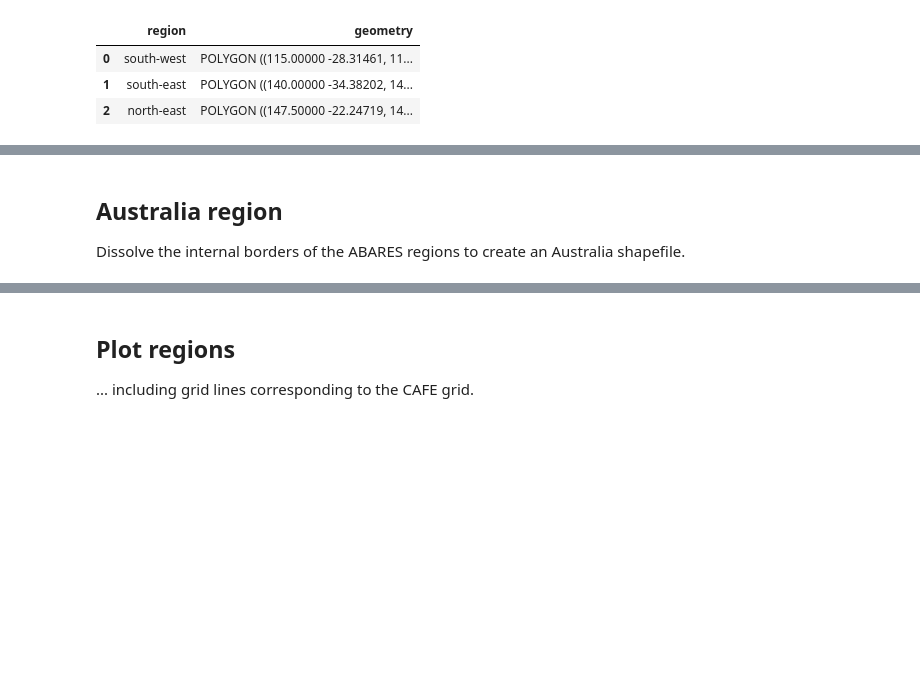
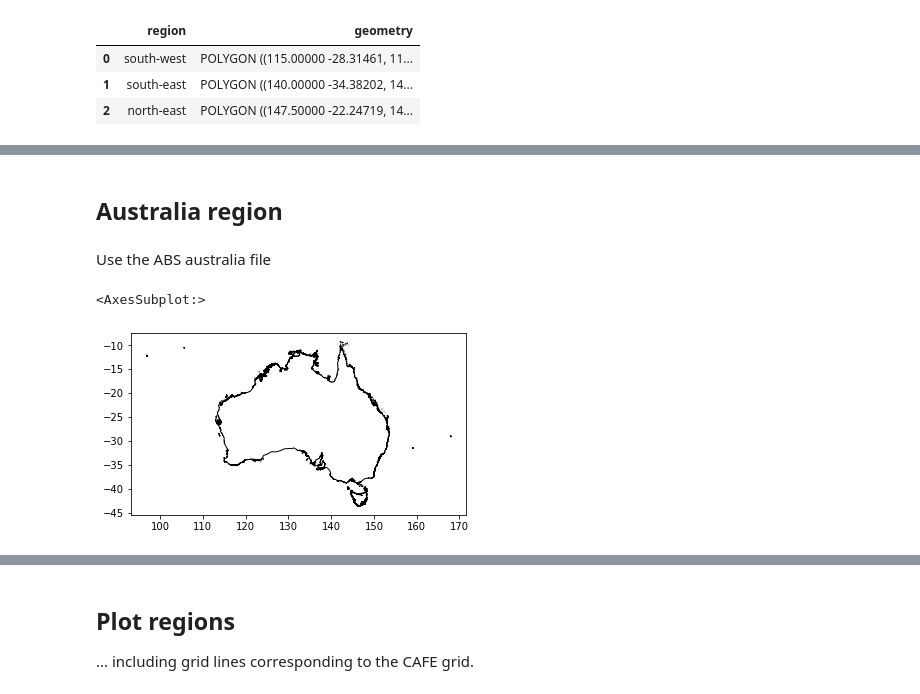
Before and after one commit to DamienIrving/wheatbelt, a Jupyter notebook: define_regions.ipynb, the cells around one changed output, grey strips where cells are left out. Cells and saved outputs as stored; diff of their text form; code cells hidden in the pictures; blank space fills up the shorter version.

Commit message:
Clean up shapefiles

```diff
--- a/define_regions.ipynb
+++ b/define_regions.ipynb
@@ -152,5 +152,3 @@ custom_wheat_sheep.to_file('shapefiles/wheat_sheep.shp')
 !rm shapefiles/wheat_sheep.cpg shapefiles/wheat_sheep.dbf shapefiles/wheat_sheep.shp shapefiles/wheat_sheep.shx
 # %% [markdown]
 ## Australia region
-
-Dissolve the internal borders of the ABARES regions to create an Australia shapefile.
@@ -161,0 +155,9 @@ Dissolve the internal borders of the ABARES regions to create an Australia shape
+# %% [markdown]
+Use the ABS australia file
+# %%
+aus_abs = gp.read_file('shapefiles/AUS_2021_AUST_SHP_GDA2020.zip')
+# %%
+aus_abs.plot(facecolor='none', edgecolor='black')
+# %% [output]
+<AxesSubplot:>
+[figure, added]
```
Also changed, not shown: parts of 16 cells of this notebook, 5 other files.
